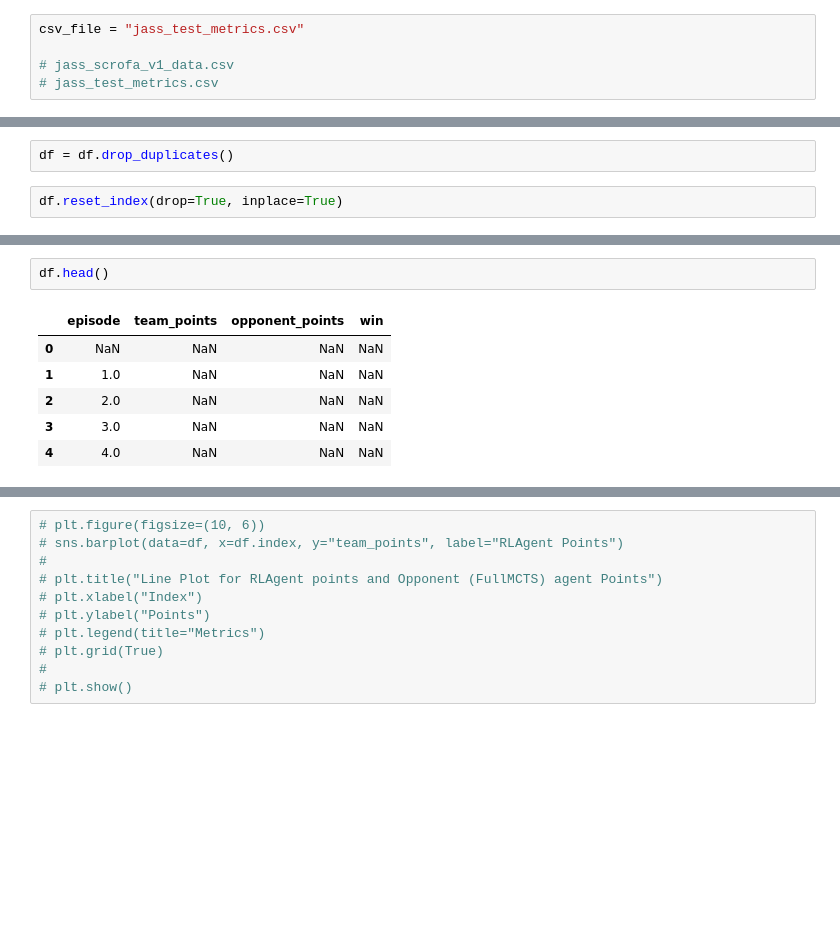
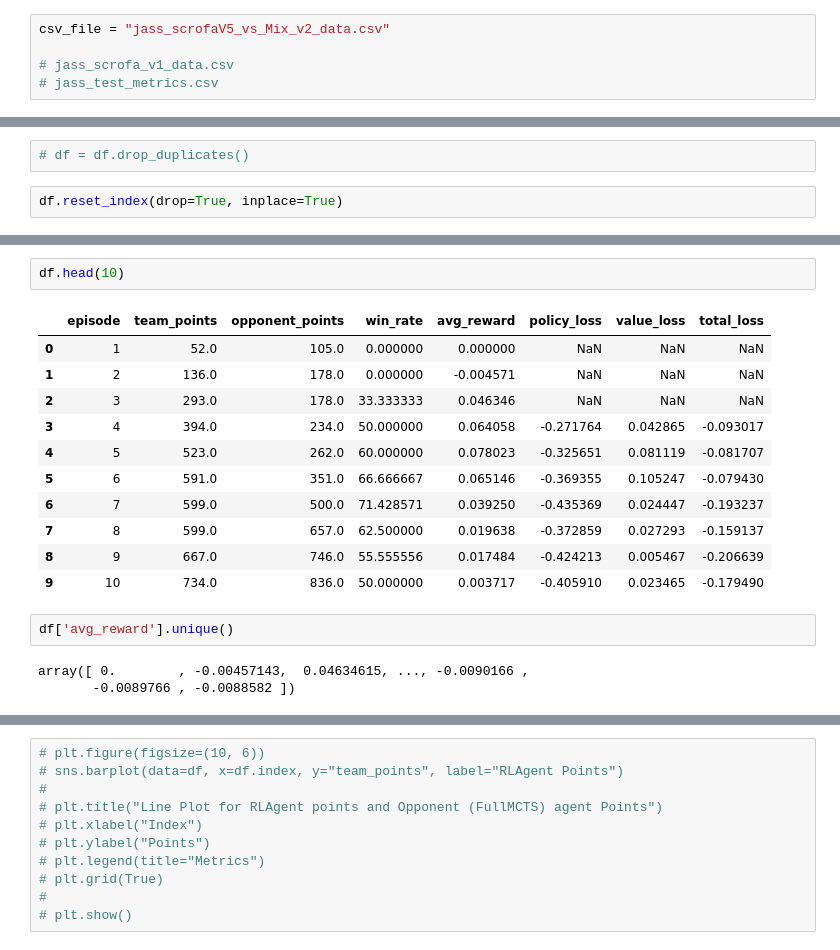
Before and after one commit to d-sbrgr/jassager, a Jupyter notebook: rl_performance_viz.ipynb, the cells around one changed output, grey strips where cells are left out. Drawn from its saved outputs; the diff is of its cells as text; blank space fills up the shorter version.

```diff
--- a/rl_performance_viz.ipynb
+++ b/rl_performance_viz.ipynb
@@ -6,14 +6,14 @@ import matplotlib.pyplot as plt
 import seaborn as sns
 import pandas as pd
 # %%
-csv_file = "jass_test_metrics.csv"
+csv_file = "jass_scrofaV5_vs_Mix_v2_data.csv"
 
 # jass_scrofa_v1_data.csv
 # jass_test_metrics.csv
 # %%
 df = pd.read_csv(csv_file, index_col=0)
 # %%
-df = df.drop_duplicates()
+# df = df.drop_duplicates()
 # %%
 df.reset_index(drop=True, inplace=True)
 # %%
@@ -31,12 +31,22 @@ df.describe()
 # %%
-df.head()
+df.head(10)
 # %% [output]
-|  | episode | team_points | opponent_points | win |
-| 0 | NaN | NaN | NaN | NaN |
-| 1 | 1.0 | NaN | NaN | NaN |
-| 2 | 2.0 | NaN | NaN | NaN |
-| 3 | 3.0 | NaN | NaN | NaN |
-| 4 | 4.0 | NaN | NaN | NaN |
+|  | episode | team_points | opponent_points | win_rate | avg_reward | policy_loss | value_loss | total_loss |
+| 0 | 1 | 52.0 | 105.0 | 0.000000 | 0.000000 | NaN | NaN | NaN |
+| 1 | 2 | 136.0 | 178.0 | 0.000000 | -0.004571 | NaN | NaN | NaN |
+| 2 | 3 | 293.0 | 178.0 | 33.333333 | 0.046346 | NaN | NaN | NaN |
+| 3 | 4 | 394.0 | 234.0 | 50.000000 | 0.064058 | -0.271764 | 0.042865 | -0.093017 |
+| 4 | 5 | 523.0 | 262.0 | 60.000000 | 0.078023 | -0.325651 | 0.081119 | -0.081707 |
+| 5 | 6 | 591.0 | 351.0 | 66.666667 | 0.065146 | -0.369355 | 0.105247 | -0.079430 |
+| 6 | 7 | 599.0 | 500.0 | 71.428571 | 0.039250 | -0.435369 | 0.024447 | -0.193237 |
+| 7 | 8 | 599.0 | 657.0 | 62.500000 | 0.019638 | -0.372859 | 0.027293 | -0.159137 |
+| 8 | 9 | 667.0 | 746.0 | 55.555556 | 0.017484 | -0.424213 | 0.005467 | -0.206639 |
+| 9 | 10 | 734.0 | 836.0 | 50.000000 | 0.003717 | -0.405910 | 0.023465 | -0.179490 |
+# %%
+df['avg_reward'].unique()
+# %% [output]
+array([ 0.        , -0.00457143,  0.04634615, ..., -0.0090166 ,
+       -0.0089766 , -0.0088582 ])
 # %%
 plt.figure(figsize=(10, 6))
 sns.lineplot(data=df, x=df.index, y="team_points", label="RLAgent Points")
```
Also changed, not shown: parts of 8 cells of this notebook, 38 other files.
